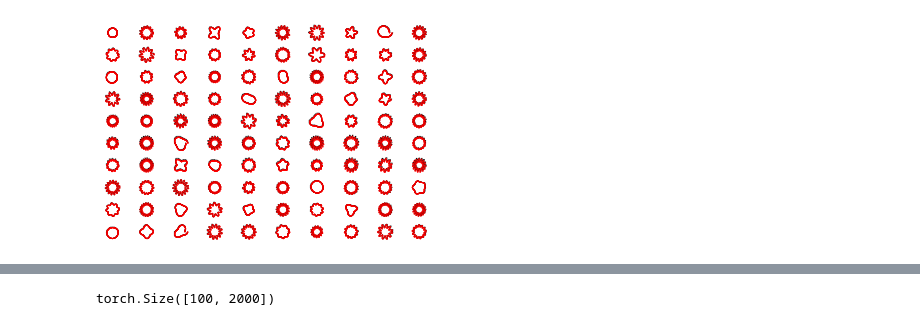
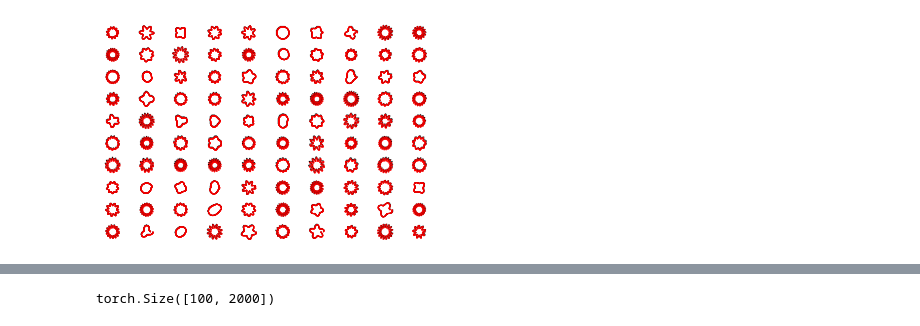
Before and after one commit to WilliamAshbee/splineexample, a Jupyter notebook: Transformer_first_attempt.ipynb, the cells around one changed output, grey strips where cells are left out. Drawn from its saved outputs; the diff is of its cells as text; code cells hidden in the pictures.

```diff
--- a/Transformer_first_attempt.ipynb
+++ b/Transformer_first_attempt.ipynb
@@ -6,6 +6,10 @@ import numpy as np
 import pylab as plt
 from skimage import filters
 import math
+
+from torch.utils import data
+from torch.utils.data import DataLoader, TensorDataset, RandomSampler
+
 
 global numpoints
 numpoints = 1000
@@ -80,48 +84,48 @@ def donut_matrix(length = 10):
         'canvas': canvas,
         'points':points.type(torch.FloatTensor)}
 
+def plot_one(img,xs,ys,i=0):
+  print(img.shape,xs.shape,ys.shape)
+  plt.subplot(10,10,i+1)
+  plt.imshow(img, cmap=plt.cm.gray_r)
+  predres = 1000
+  s = [.001 for x in range(predres)]
+  assert len(s) == predres
+  c = ['red' for x in range(predres)]
+  assert len(c) == predres
+  ascatter = plt.scatter(xs.cpu().numpy(),ys.cpu().numpy(),s = s,c = c)
+  plt.gca().add_artist(ascatter)
+  plt.axis('off')
 
 def plot_all( sample = None, model = None, labels = None, i = 0):
-    if len(sample) == 3:
-      img = sample[0,:,:].squeeze().cpu().numpy()
-    else:
-      img = sample[i,0,:,:].squeeze().cpu().numpy()
 
-    plt.imshow(img, cmap=plt.cm.gray_r)
+    #make prediction
+    #plot one prediction
+    #or plot one ground truth
     if model != None:
         with torch.no_grad():
             global numpoints
-            h0 = None
-            c0 = None
-            X = []
-            Y = []
-            out = model(sample.cuda())
-            print('loss',mse_vit(out,labels.cuda()))
-            X = out[i,:1000,0]*32.0
-            Y = out[i,-1000:,1]*32.0
 
-            predres = 1000
-            s = [.001 for x in range(predres)]
-            assert len(s) == predres
-            c = ['red' for x in range(predres)]
-            assert len(c) == predres
-            ascatter = plt.scatter(X.cpu().numpy(),Y.cpu().numpy(),s = s,c = c)
-            plt.gca().add_artist(ascatter)
+            print('preloss')
+            loss, out = mse_vit(sample.cuda(),labels.cuda(),model=model,ret_out = True)
+            print('loss',loss)
+
+            for i in range(100):
+              img = sample[i,0,:,:].squeeze().cpu().numpy()
+              X = out[i,:1000,0]
+              Y = out[i,-1000:,1]
+              plot_one(img,X,Y,i=i)
+
+
     else:
-        print(len(labels),labels.shape)
-        if len(labels)==2:
-          X = labels[:,0]
-          Y = labels[:,1]
-          s = [.001 for x in range(numpoints)]
-          c = ['red' for x in range(numpoints)]
-        else:
-          X = labels[i,:,0]
-          Y = labels[i,:,1]
-          s = [.001 for x in range(numpoints)]
-          c = ['red' for x in range(numpoints)]
+      print(sample.shape,labels.shape)
+      for i in range(100):
+        img = sample[i,0,:,:].squeeze().cpu().numpy()
+        X = labels[i,:,0]
+        Y = labels[i,:,1]
 
-        ascatter = plt.scatter(X.cpu().numpy(),Y.cpu().numpy(),s = s,c = c)
-        plt.gca().add_artist(ascatter)
+        plot_one(img,X,Y,i=i)
+
 
 class DonutDataset(torch.utils.data.Dataset):
     """Donut dataset."""
@@ -172,17 +176,22 @@ class DonutDataset(torch.utils.data.Dataset):
         return canvas, points
 
     @staticmethod
-    def displayCanvas(title,dataset, model):
+    def displayCanvas(title,loader, model):
         #model.setBatchSize(batch_size = 1)
-        sample, labels = dataset[0:100]
-        for i in range(100):
-          plt.subplot(10,10,i+1)
-          plot_all(sample = sample,model=model, labels = labels,i = i)
-          plt.axis('off')
+
+        for sample, labels in loader:
+          plot_all(sample = sample,model=model, labels = labels)
+          break
         plt.savefig(title,dpi=600)
 
 dataset = DonutDataset(length = 100)
 
-DonutDataset.displayCanvas('donut.png',dataset, model = None)
+mini_batch = 100
+loader_demo = data.DataLoader(
+    dataset,
+    batch_size=mini_batch,
+    sampler=RandomSampler(data_source=dataset),
+    num_workers=2)
+DonutDataset.displayCanvas('donut.png',loader_demo, model = None)
 # %% [output]
 x0_y0_r_xrf_yrf torch.Size([100, 1]) torch.Size([100, 1]) torch.Size([100, 1000]) torch.Size([1, 1000]) torch.Size([1, 1000])
@@ -205 +214 @@ x0_y0_r_xrf_yrf torch.Size([100, 1]) torch.Size([100, 1]) torch.Size([100, 1000]
-[figure, old version]
+[figure, new version]
```
Also changed, not shown: parts of 18 cells of this notebook.
